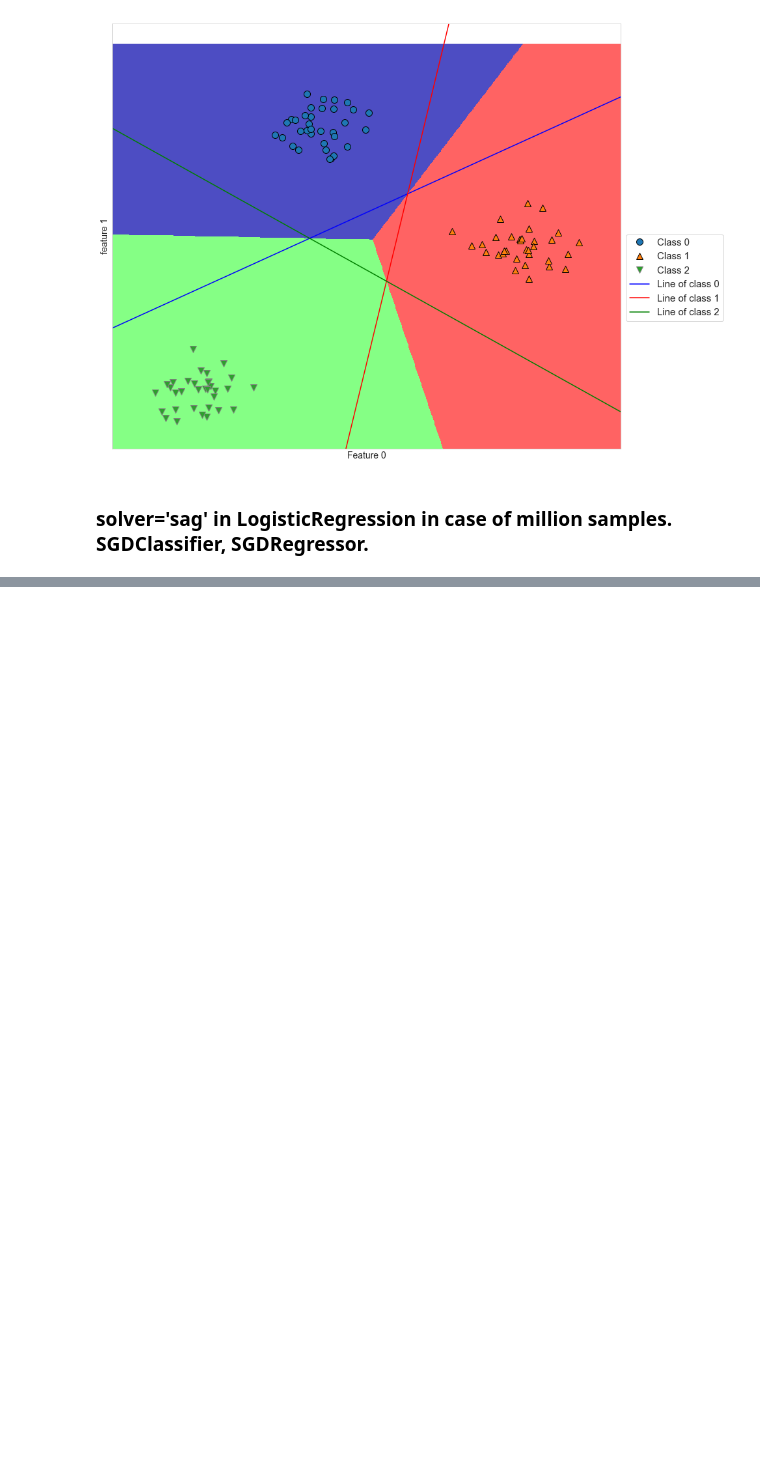
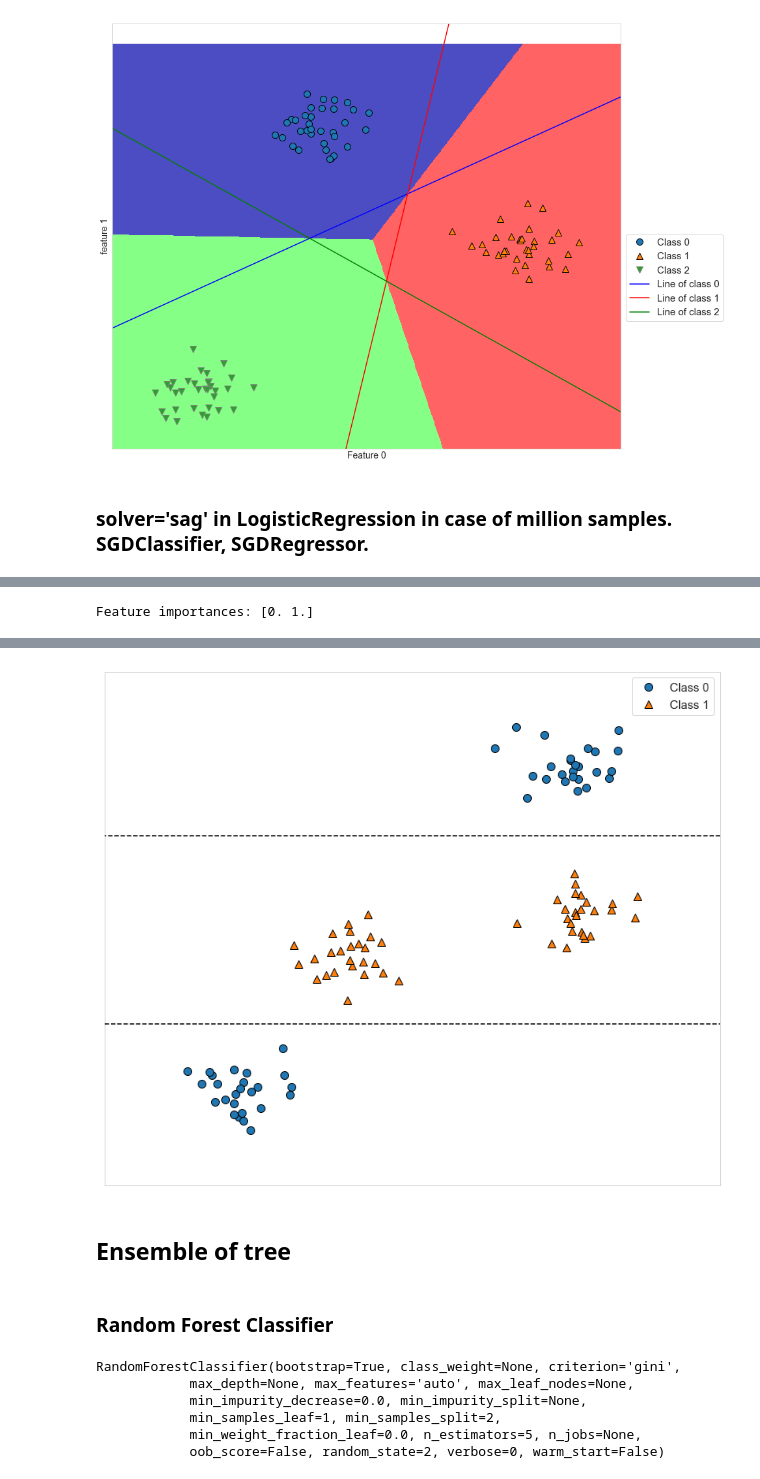
Before and after one commit to ScRiB2/information_about_AI, a Jupyter notebook: Muller.ipynb, the cells around one changed output, grey strips where cells are left out. Saved outputs shown, nothing was run; the diff lists cells and outputs as text; code cells hidden in the pictures; blank space fills up the shorter version.

```diff
--- a/Muller.ipynb
+++ b/Muller.ipynb
@@ -500,0 +602,5 @@ plt.legend(["Class 0", "Class 1", "Class 2", "Line of class 0", "Line of class 1
+# %%
+tree = mglearn.plots.plot_tree_not_monotone()
+display(tree)
+# %% [output]
+Feature importances: [0. 1.]
@@ -500,0 +608,20 @@ plt.legend(["Class 0", "Class 1", "Class 2", "Line of class 0", "Line of class 1
+[figure, added]
+# %% [markdown]
+## Ensemble of tree
+# %% [markdown]
+### Random Forest Classifier
+# %%
+from sklearn.ensemble import RandomForestClassifier
+from sklearn.datasets import make_moons
+X, y = make_moons(n_samples=100, noise=0.25, random_state=3)
+X_train, X_test, y_train, y_test = train_test_split(X, y, stratify=y,
+                                                   random_state=42)
+forest = RandomForestClassifier(n_estimators=5, random_state=2)
+forest.fit(X_train, y_train)
+# %% [output]
+RandomForestClassifier(bootstrap=True, class_weight=None, criterion='gini',
+            max_depth=None, max_features='auto', max_leaf_nodes=None,
+            min_impurity_decrease=0.0, min_impurity_split=None,
+            min_samples_leaf=1, min_samples_split=2,
+            min_weight_fraction_leaf=0.0, n_estimators=5, n_jobs=None,
+            oob_score=False, random_state=2, verbose=0, warm_start=False)
```
Also changed, not shown: parts of 41 cells of this notebook.
